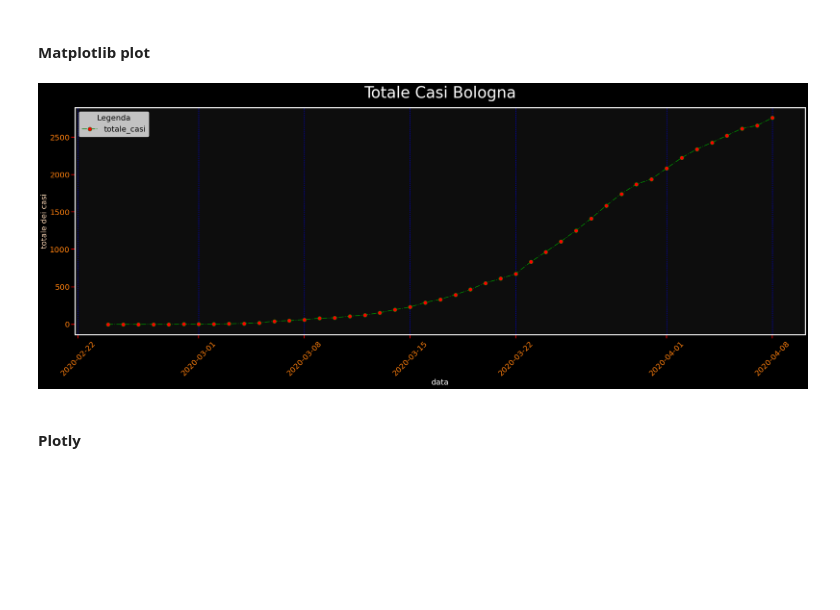
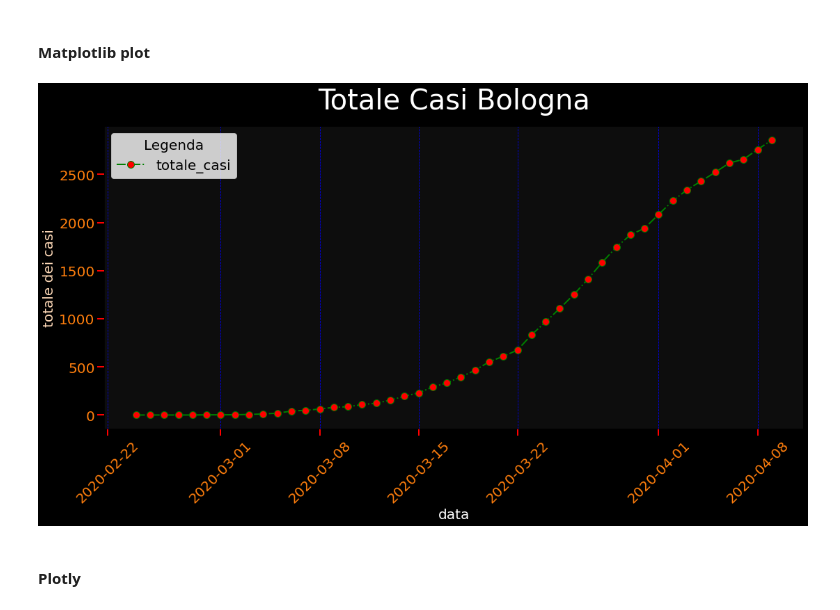
Before and after one commit to visiont3lab/data-visualization, a Jupyter notebook: courses/02_Pandas/Pandas_Esercizio.ipynb, the cells around one changed output. Saved outputs shown, nothing was run; the diff lists cells and outputs as text; code cells hidden in the pictures; blank space fills up the shorter version.

```diff
--- a/courses/02_Pandas/Pandas_Esercizio.ipynb
+++ b/courses/02_Pandas/Pandas_Esercizio.ipynb
@@ -216,0 +290,8 @@ df_final.plot(x="data",kind="line",figsize=(18,8))
+# %%
+ # Parametri customizzazzione visualizzazione usando pandas
+ ax = df_choice.set_index("data").plot(y="totale_casi",kind="line",
+                                    title="My tile",
+                                    figsize=(18,8),
+                                    grid=False,
+                                    style="o--g") # '-', '--', '-.', ':'] fmt = '[marker][line][color]'
+                                    #legend=True,fontsize=20, rot=30,
@@ -216,0 +321,5 @@ df_final.plot(x="data",kind="line",figsize=(18,8))
+# %%
+ # Parametri customizzazzione visualizzazione usando pandas
+for el in plt.style.available:
+    with plt.style.context(el):
+        df_choice.set_index("data").plot(y="totale_casi",kind="line",title="My title: " + el)
@@ -216,0 +328,26 @@ df_final.plot(x="data",kind="line",figsize=(18,8))
+# %%
+with plt.style.context('dark_background'):
+    #df_final.plot(x="data", y="totale_casi",kind="line")
+    plt.rcParams['lines.linewidth'] = 2
+    plt.rcParams['lines.linestyle'] = '-.'
+    plt.rc('lines', marker='o', markerfacecolor='r', markersize=8, markeredgecolor="r")
+    #plt.rc('lines', linewidth=2, color='red',linestyle='-.')
+    plt.rcParams['axes.prop_cycle'] = cycler(color=['c', 'g', 'b', 'y']) # color line
+    plt.rcParams['figure.figsize'] = (20,9)
+    plt.rc("axes",titlesize=30, titlecolor="cyan",titlepad=10)
+    plt.rcParams.update({"axes.grid" : True, "grid.color": "red", "grid.alpha" : 0.5})
+    plt.rc("font", family="fantasy", fantasy="Comic Neue", size=20)
+    plt.rcParams["date.autoformatter.day"]= "%m-%d" #"%Y-%m"
+    # Sample half element of a series
+    xlist = []
+    data_list = list(df_final['data'])
+    for i in range(0, len(data_list),2):
+        xlist.append(data_list[i])
+    ax = df_final.set_index("data").plot(y="totale_casi",kind="line", title="Titolo", xticks=xlist)
+    ax.tick_params(axis='x',labelrotation=45) #,labelcolor='orange',
+    #ax.yaxis.grid(False)
+
+    directory = "assets/images/"
+    if not os.path.exists(directory):
+        os.makedirs(directory)
+    plt.savefig(directory+ "ex1.png")
@@ -219,28 +360,28 @@ df_final.plot(x="data",kind="line",figsize=(18,8))
 # %%
 import matplotlib.pyplot as plt
 # https://matplotlib.org/3.2.1/gallery/style_sheets/style_sheets_reference.html
 # https://matplotlib.org/3.1.0/gallery/color/named_colors.html
 # https://www.tutorialspoint.com/matplotlib/index.htm
 # plt.style("fiverthirtyeight")
 
 x = df_final["data"].values.tolist()
 y = df_final["totale_casi"].values.tolist()
 
-fig, ax = plt.subplots(figsize=(30,10),facecolor=(0, 0, 0))
+fig, ax = plt.subplots(figsize=(18,8),facecolor=(0, 0, 0))
 
 ax.set_facecolor((0.05,0.05,0.05)) #or use hex values
 ax.set_title('Totale Casi Bologna', color=(1,1,1), fontsize='40',pad=25)
 ax.set_xlabel('data', color='w',fontsize='20')
 ax.set_ylabel('totale dei casi', color='peachpuff',fontsize='20')
 ax.tick_params(axis='x' ,direction='out', length=10, width=2, colors='r' ,labelcolor='tab:orange',labelsize=20,labelrotation=45)
 ax.tick_params(axis='y' ,direction='out', length=10, width=2, colors='r',labelcolor='tab:orange',labelsize=20)
 ax.yaxis.grid(False)
 ax.xaxis.grid(True, color='b', linestyle='--')
 plt.plot(x,y, marker='o', markerfacecolor='r', markersize=10, linestyle='-.', linewidth=2,color='green', label="totale_casi")
 ax.legend(loc='best',fontsize=20, title="Legenda", title_fontsize=20)
 plt.show()
 # %% [output]
-[figure, old version]
+[figure, new version]
 # %% [markdown]
 #### Plotly
 # %%
```
Also changed, not shown: parts of 30 cells of this notebook.
